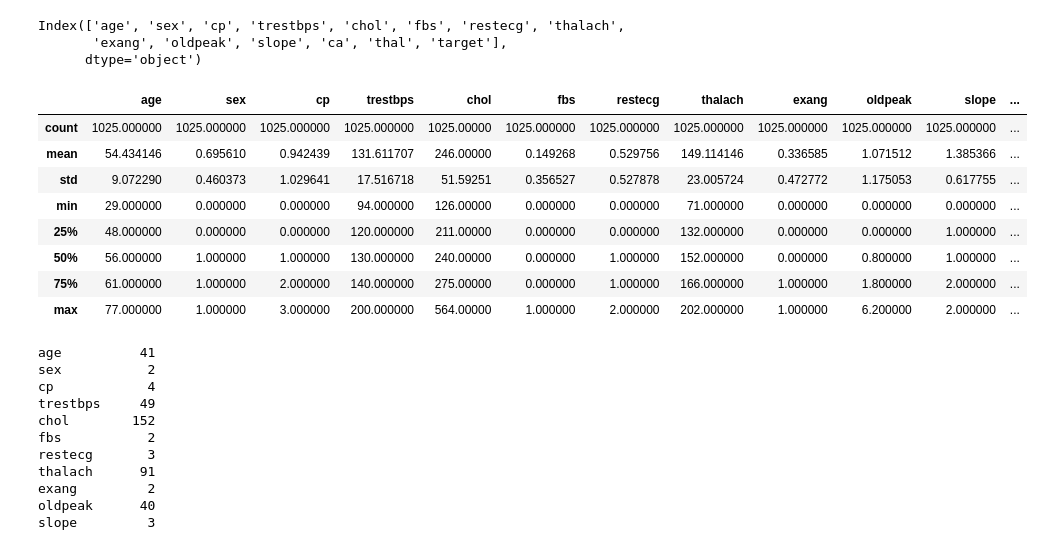
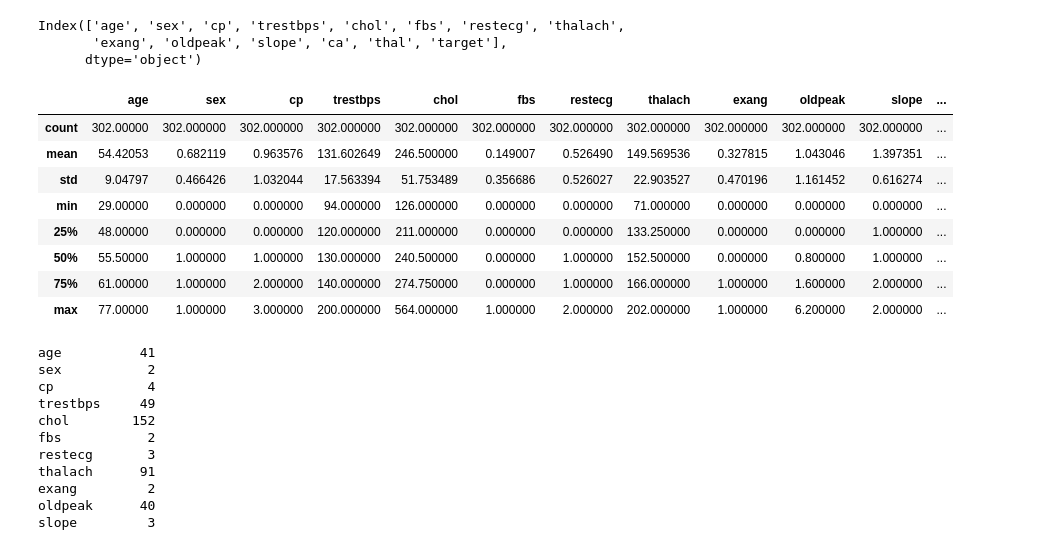
Before and after one commit to yash66gupta/Heart-disease-analysis, a Jupyter notebook: Heart_disease_data_analysis.ipynb, the cells around one changed output. Saved outputs shown, nothing was run; the diff lists cells and outputs as text; code cells hidden in the pictures.

```diff
--- a/Heart_disease_data_analysis.ipynb
+++ b/Heart_disease_data_analysis.ipynb
@@ -85 +69,3 @@ df.drop_duplicates()
+# %%
+df1=df.drop_duplicates()
 # %%
@@ -107,15 +93,15 @@ Index(['age', 'sex', 'cp', 'trestbps', 'chol', 'fbs', 'restecg', 'thalach',
        'exang', 'oldpeak', 'slope', 'ca', 'thal', 'target'],
       dtype='object')
 # %%
-df.describe()
+df1.describe()
 # %% [output]
 |  | age | sex | cp | trestbps | chol | fbs | restecg | thalach | exang | oldpeak | slope | ... |
-| count | 1025.000000 | 1025.000000 | 1025.000000 | 1025.000000 | 1025.00000 | 1025.000000 | 1025.000000 | 1025.000000 | 1025.000000 | 1025.000000 | 1025.000000 | ... |
-| mean | 54.434146 | 0.695610 | 0.942439 | 131.611707 | 246.00000 | 0.149268 | 0.529756 | 149.114146 | 0.336585 | 1.071512 | 1.385366 | ... |
-| std | 9.072290 | 0.460373 | 1.029641 | 17.516718 | 51.59251 | 0.356527 | 0.527878 | 23.005724 | 0.472772 | 1.175053 | 0.617755 | ... |
-| min | 29.000000 | 0.000000 | 0.000000 | 94.000000 | 126.00000 | 0.000000 | 0.000000 | 71.000000 | 0.000000 | 0.000000 | 0.000000 | ... |
-| 25% | 48.000000 | 0.000000 | 0.000000 | 120.000000 | 211.00000 | 0.000000 | 0.000000 | 132.000000 | 0.000000 | 0.000000 | 1.000000 | ... |
-| 50% | 56.000000 | 1.000000 | 1.000000 | 130.000000 | 240.00000 | 0.000000 | 1.000000 | 152.000000 | 0.000000 | 0.800000 | 1.000000 | ... |
-| 75% | 61.000000 | 1.000000 | 2.000000 | 140.000000 | 275.00000 | 0.000000 | 1.000000 | 166.000000 | 1.000000 | 1.800000 | 2.000000 | ... |
-| max | 77.000000 | 1.000000 | 3.000000 | 200.000000 | 564.00000 | 1.000000 | 2.000000 | 202.000000 | 1.000000 | 6.200000 | 2.000000 | ... |
+| count | 302.00000 | 302.000000 | 302.000000 | 302.000000 | 302.000000 | 302.000000 | 302.000000 | 302.000000 | 302.000000 | 302.000000 | 302.000000 | ... |
+| mean | 54.42053 | 0.682119 | 0.963576 | 131.602649 | 246.500000 | 0.149007 | 0.526490 | 149.569536 | 0.327815 | 1.043046 | 1.397351 | ... |
+| std | 9.04797 | 0.466426 | 1.032044 | 17.563394 | 51.753489 | 0.356686 | 0.526027 | 22.903527 | 0.470196 | 1.161452 | 0.616274 | ... |
+| min | 29.00000 | 0.000000 | 0.000000 | 94.000000 | 126.000000 | 0.000000 | 0.000000 | 71.000000 | 0.000000 | 0.000000 | 0.000000 | ... |
+| 25% | 48.00000 | 0.000000 | 0.000000 | 120.000000 | 211.000000 | 0.000000 | 0.000000 | 133.250000 | 0.000000 | 0.000000 | 1.000000 | ... |
+| 50% | 55.50000 | 1.000000 | 1.000000 | 130.000000 | 240.500000 | 0.000000 | 1.000000 | 152.500000 | 0.000000 | 0.800000 | 1.000000 | ... |
+| 75% | 61.00000 | 1.000000 | 2.000000 | 140.000000 | 274.750000 | 0.000000 | 1.000000 | 166.000000 | 1.000000 | 1.600000 | 2.000000 | ... |
+| max | 77.00000 | 1.000000 | 3.000000 | 200.000000 | 564.000000 | 1.000000 | 2.000000 | 202.000000 | 1.000000 | 6.200000 | 2.000000 | ... |
 # %%
```
Also changed, not shown: parts of 7 cells of this notebook.
